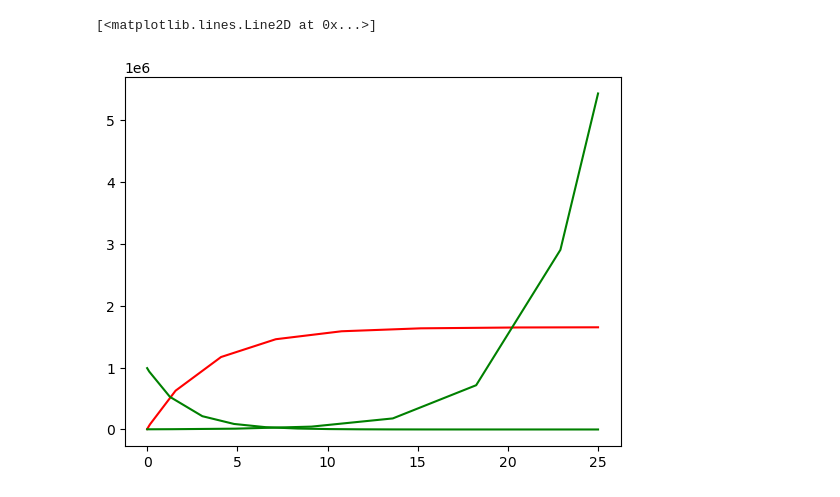
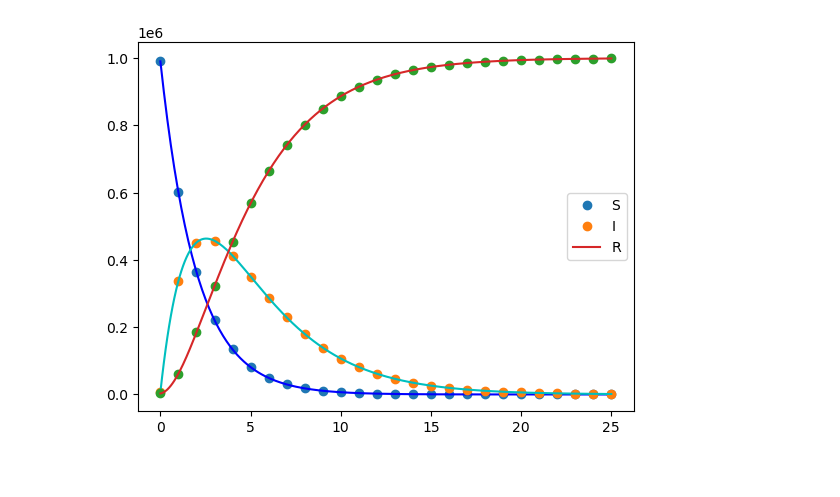
Before and after one commit to SMARTcla/Python_data, a Jupyter notebook: module_4/Hw4.2.ipynb, the cells around one changed output. Drawn from its saved outputs; the diff is of its cells as text; code cells hidden in the pictures.

```diff
--- a/module_4/Hw4.2.ipynb
+++ b/module_4/Hw4.2.ipynb
@@ -118,7 +0,0 @@ plt.show()
-# %%
-plt.plot(t1, y1, color='r', label='sin')
-plt.plot(t2, y2, color='g', label='cos')
-plt.plot(t3, y3, color='g', label='cos')
-# %% [output]
-[<matplotlib.lines.Line2D at 0x...>]
-[figure, removed]
@@ -124,0 +6,43 @@ plt.plot(t3, y3, color='g', label='cos')
+# %%
+alpha = 0.5
+beta = 0.3
+N = 1000000
+S = 990000
+I = 7000
+R = 3000
+t0, tf = 0,25
+
+time = np.linspace(t0, tf, 26)
+more_time = np.linspace(t0, tf, 260)
+
+def dSdt(t, S):
+    return -alpha*S
+
+
+def dIdt(t, I):
+    return alpha * solnS.sol(t) - beta * I
+
+
+solnS = integrate.solve_ivp(dSdt, (t0, tf), [S], t_eval = time,  dense_output=True)
+tS, yS = solnS.t, solnS.y[0]
+solnI = integrate.solve_ivp(dIdt, (t0, tf), [I], t_eval = time,   dense_output=True)
+tI, yI = solnI.t, solnI.y[0]
+
+
+yR = [N - yS[i] - yI[i] for i in range(26)]
+solnR = interp1d(time, yR, kind='cubic')
+tR = time
+
+
+plt.plot(tS, yS, 'o', label='S')
+plt.plot(more_time, solnS.sol(more_time)[0], color='b')
+plt.plot(tI, yI, 'o', label='I')
+plt.plot(more_time, solnI.sol(more_time)[0], color='c')
+plt.plot(tR, yR, 'o')
+plt.plot(more_time,solnR(more_time), label = 'R')
+
+
+plt.legend()
+plt.show()
+# %% [output]
+[figure, added]
```
Also changed, not shown: parts of 6 cells of this notebook, 1 other file.
